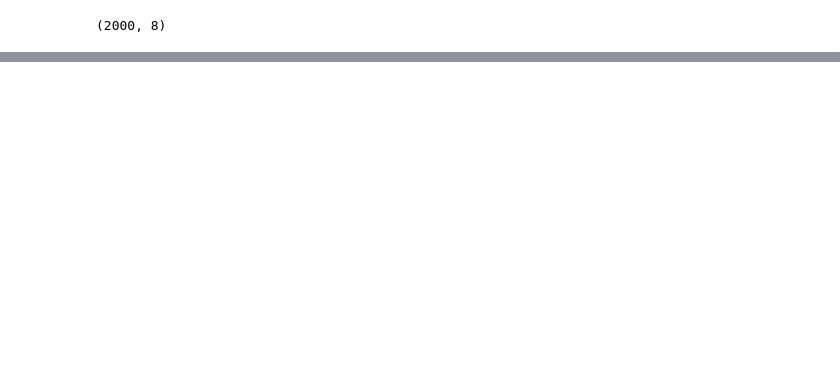
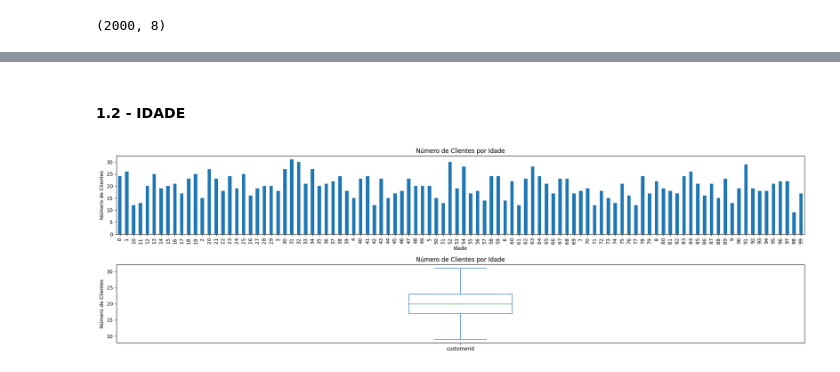
Before and after one commit to IHASCIONAL/EDA_e_segmentacao_de_publico, a Jupyter notebook: EDA.ipynb, the cells around one changed output, grey strips where cells are left out. Drawn from its saved outputs; the diff is of its cells as text; code cells hidden in the pictures; blank space fills up the shorter version.

```diff
--- a/EDA.ipynb
+++ b/EDA.ipynb
@@ -73,0 +101,23 @@ dtype: float64
+# %% [markdown]
+#### 1.2 - IDADE
+# %%
+age_series = df.groupby('age', observed=False)['customerid'].nunique()
+
+fig, axes = plt.subplots(2, 1, figsize=(20, 6))
+
+age_series.plot(kind="bar", ax=axes[0])
+axes[0].set_xlabel('Idade')
+axes[0].set_ylabel('Número de Clientes')
+axes[0].set_title('Número de Clientes por Idade')
+
+
+# Boxplot
+age_series.plot(kind="box", ax=axes[1])
+axes[1].set_ylabel('Número de Clientes')
+axes[1].set_title('Número de Clientes por Idade')
+
+plt.tight_layout()
+
+plt.show()
+# %% [output]
+[figure, added]
```
Also changed, not shown: parts of 16 cells of this notebook.
